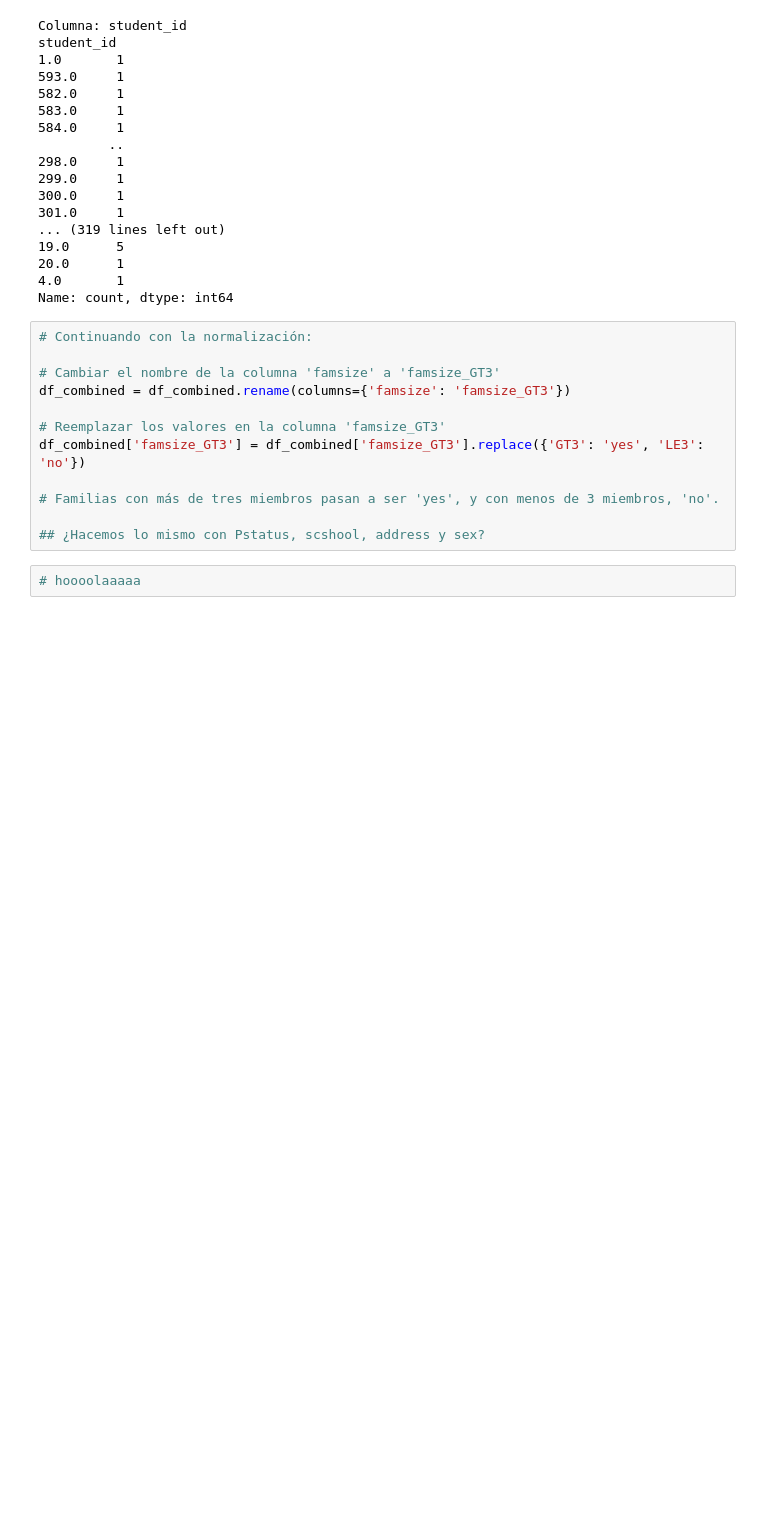
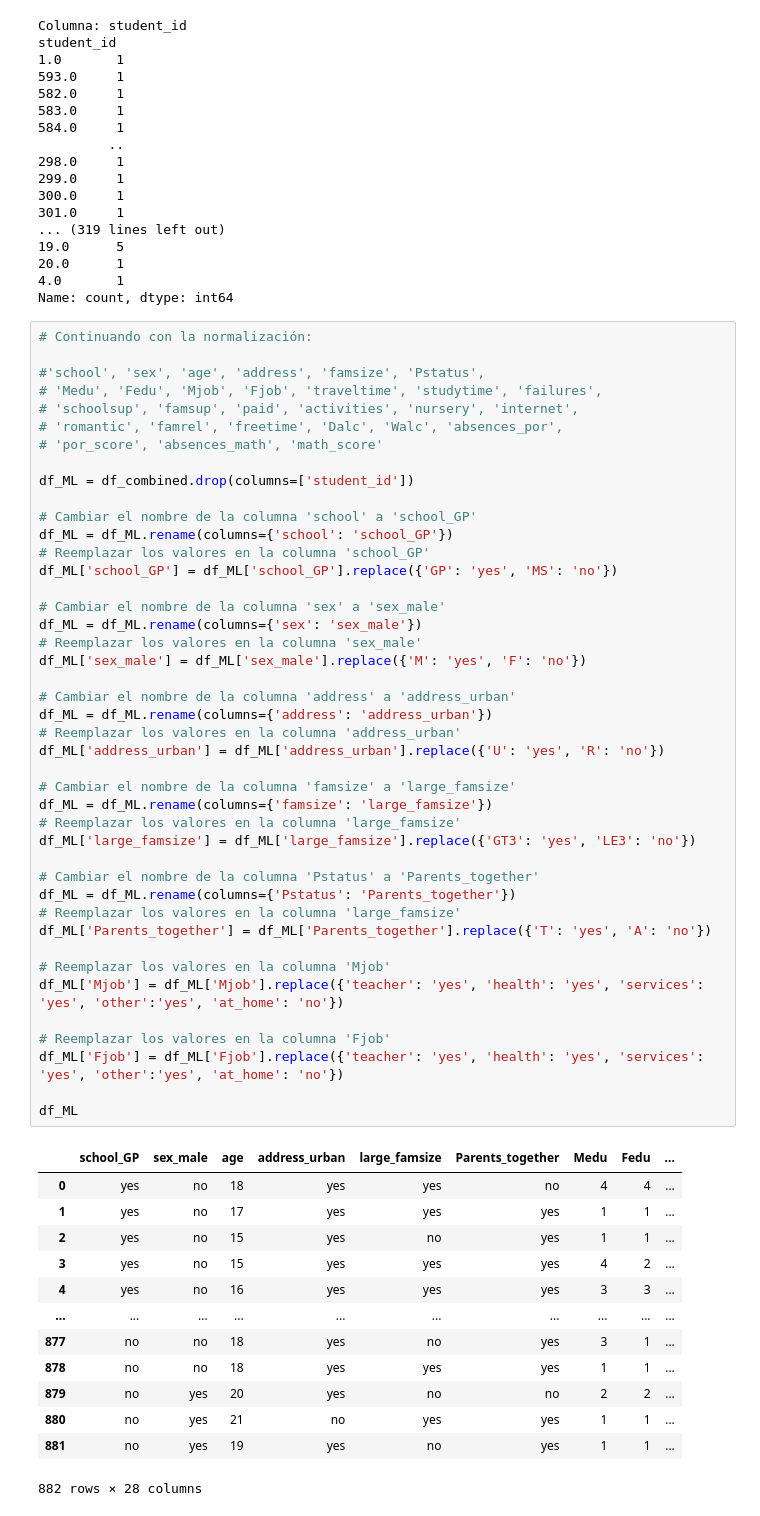
Before and after one commit to datasilvia/Academic_performance_case_study, a Jupyter notebook: limpito.ipynb, the cells around one changed output. Drawn from its saved outputs; the diff is of its cells as text; blank space fills up the shorter version.

```diff
--- a/limpito.ipynb
+++ b/limpito.ipynb
@@ -136,17 +162,60 @@ student_id
 20.0      1
 4.0       1
 Name: count, dtype: int64
-# %%
-# Continuando con la normalización:
-
-# Cambiar el nombre de la columna 'famsize' a 'famsize_GT3'
-df_combined = df_combined.rename(columns={'famsize': 'famsize_GT3'})
-
-# Reemplazar los valores en la columna 'famsize_GT3'
-df_combined['famsize_GT3'] = df_combined['famsize_GT3'].replace({'GT3': 'yes', 'LE3': 'no'})
-
-# Familias con más de tres miembros pasan a ser 'yes', y con menos de 3 miembros, 'no'.
-
-## ¿Hacemos lo mismo con Pstatus, scshool, address y sex?
-# %%
-# hoooolaaaaa
+# %%
+# Continuando con la normalización:
+
+#'school', 'sex', 'age', 'address', 'famsize', 'Pstatus',
+# 'Medu', 'Fedu', 'Mjob', 'Fjob', 'traveltime', 'studytime', 'failures',
+# 'schoolsup', 'famsup', 'paid', 'activities', 'nursery', 'internet',
+# 'romantic', 'famrel', 'freetime', 'Dalc', 'Walc', 'absences_por',
+# 'por_score', 'absences_math', 'math_score'
+
+df_ML = df_combined.drop(columns=['student_id'])
+
+# Cambiar el nombre de la columna 'school' a 'school_GP'
+df_ML = df_ML.rename(columns={'school': 'school_GP'})
+# Reemplazar los valores en la columna 'school_GP'
+df_ML['school_GP'] = df_ML['school_GP'].replace({'GP': 'yes', 'MS': 'no'})
+
+# Cambiar el nombre de la columna 'sex' a 'sex_male'
+df_ML = df_ML.rename(columns={'sex': 'sex_male'})
+# Reemplazar los valores en la columna 'sex_male'
+df_ML['sex_male'] = df_ML['sex_male'].replace({'M': 'yes', 'F': 'no'})
+
+# Cambiar el nombre de la columna 'address' a 'address_urban'
+df_ML = df_ML.rename(columns={'address': 'address_urban'})
+# Reemplazar los valores en la columna 'address_urban'
+df_ML['address_urban'] = df_ML['address_urban'].replace({'U': 'yes', 'R': 'no'})
+
+# Cambiar el nombre de la columna 'famsize' a 'large_famsize'
+df_ML = df_ML.rename(columns={'famsize': 'large_famsize'})
+# Reemplazar los valores en la columna 'large_famsize'
+df_ML['large_famsize'] = df_ML['large_famsize'].replace({'GT3': 'yes', 'LE3': 'no'})
+
+# Cambiar el nombre de la columna 'Pstatus' a 'Parents_together'
+df_ML = df_ML.rename(columns={'Pstatus': 'Parents_together'})
+# Reemplazar los valores en la columna 'large_famsize'
+df_ML['Parents_together'] = df_ML['Parents_together'].replace({'T': 'yes', 'A': 'no'})
+
+# Reemplazar los valores en la columna 'Mjob'
+df_ML['Mjob'] = df_ML['Mjob'].replace({'teacher': 'yes', 'health': 'yes', 'services': 'yes', 'other':'yes', 'at_home': 'no'})
+
+# Reemplazar los valores en la columna 'Fjob'
+df_ML['Fjob'] = df_ML['Fjob'].replace({'teacher': 'yes', 'health': 'yes', 'services': 'yes', 'other':'yes', 'at_home': 'no'})
+
+df_ML
+# %% [output]
+|  | school_GP | sex_male | age | address_urban | large_famsize | Parents_together | Medu | Fedu | ... |
+| 0 | yes | no | 18 | yes | yes | no | 4 | 4 | ... |
+| 1 | yes | no | 17 | yes | yes | yes | 1 | 1 | ... |
+| 2 | yes | no | 15 | yes | no | yes | 1 | 1 | ... |
+| 3 | yes | no | 15 | yes | yes | yes | 4 | 2 | ... |
+| 4 | yes | no | 16 | yes | yes | yes | 3 | 3 | ... |
+| ... | ... | ... | ... | ... | ... | ... | ... | ... | ... |
+| 877 | no | no | 18 | yes | no | yes | 3 | 1 | ... |
+| 878 | no | no | 18 | yes | yes | yes | 1 | 1 | ... |
+| 879 | no | yes | 20 | yes | no | no | 2 | 2 | ... |
+| 880 | no | yes | 21 | no | yes | yes | 1 | 1 | ... |
+| 881 | no | yes | 19 | yes | no | yes | 1 | 1 | ... |
+882 rows × 28 columns
```
Also changed, not shown: parts of 8 cells of this notebook.
